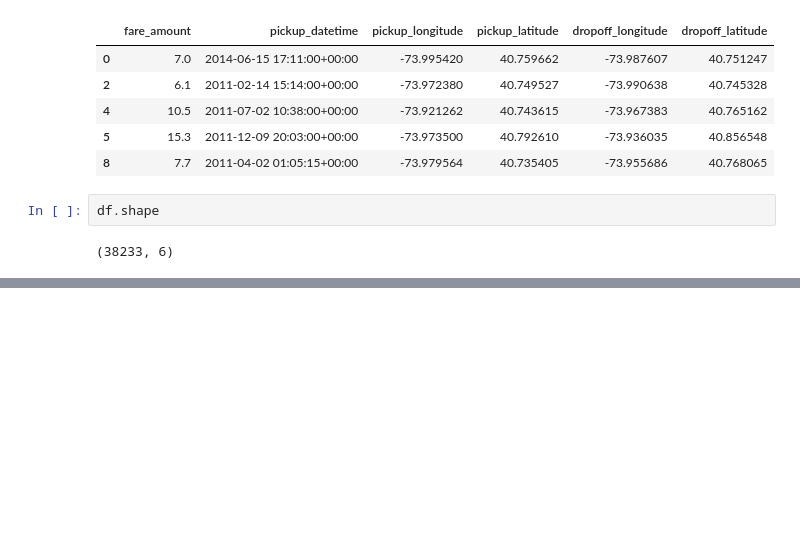
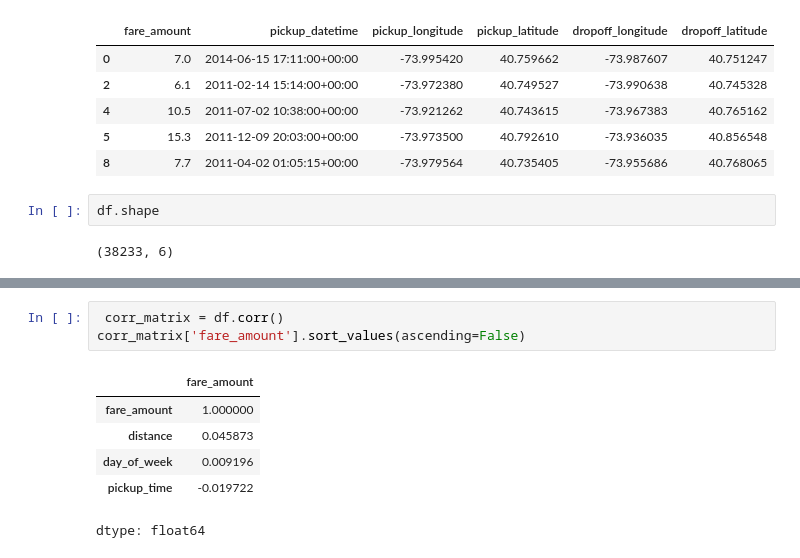
Before and after one commit to famodcoder/LinearReg, a Jupyter notebook: linearReg.ipynb, the cells around one changed output, grey strips where cells are left out. Saved outputs shown, nothing was run; the diff lists cells and outputs as text; blank space fills up the shorter version.

```diff
--- a/linearReg.ipynb
+++ b/linearReg.ipynb
@@ -94,0 +106,10 @@ df.head()
+# %%
+ corr_matrix = df.corr()
+corr_matrix['fare_amount'].sort_values(ascending=False)
+# %% [output]
+|  | fare_amount |
+| fare_amount | 1.000000 |
+| distance | 0.045873 |
+| day_of_week | 0.009196 |
+| pickup_time | -0.019722 |
+dtype: float64
```
Also changed, not shown: parts of 9 cells of this notebook.
